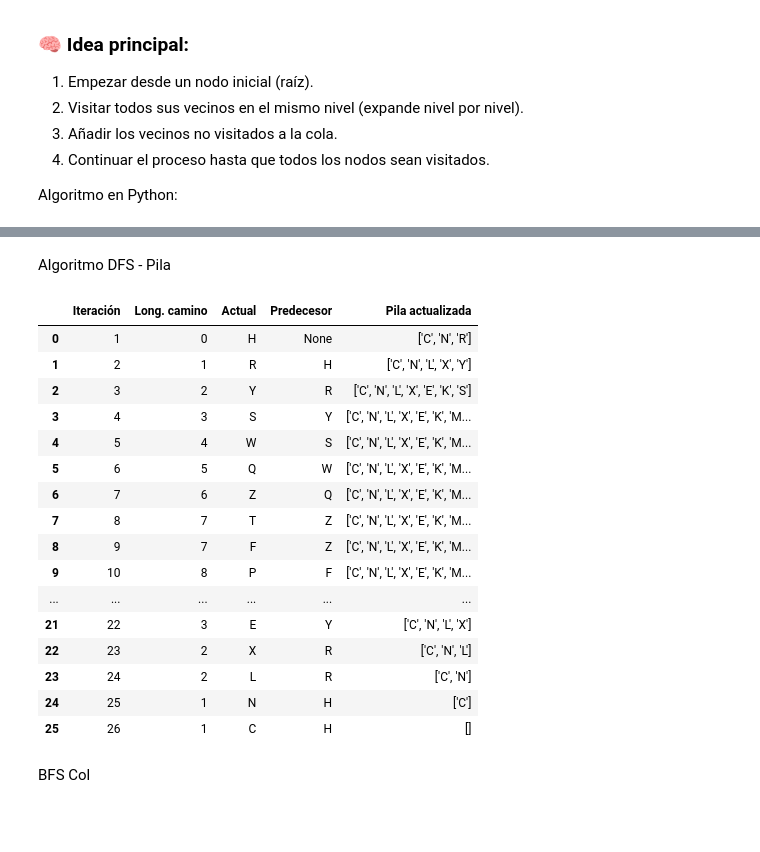
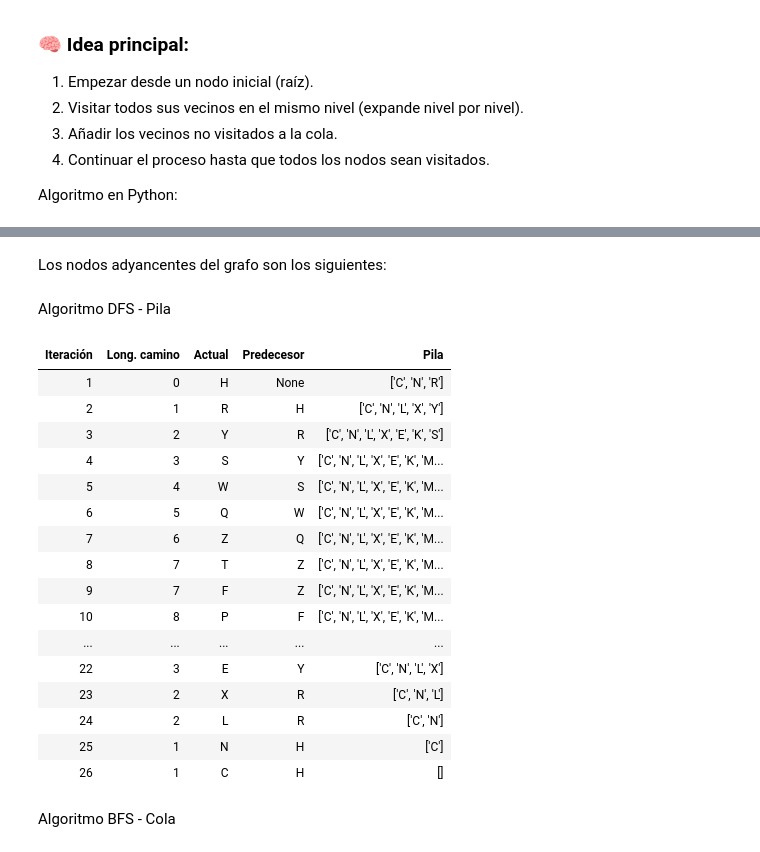
Before and after one commit to pepeul1191/grafos-estructuras-discretas, a Jupyter notebook: app.ipynb, the cells around one changed output, grey strips where cells are left out. Drawn from its saved outputs; the diff is of its cells as text; code cells hidden in the pictures; blank space fills up the shorter version.

```diff
--- a/app.ipynb
+++ b/app.ipynb
@@ -57,7 +58,7 @@ def dfs(grafo, inicio):
                 'Long. camino': prof,
                 'Actual': actual,
                 'Predecesor': padre or 'None',
-                'Pila actualizada': str(pila_estado)  # Convertimos a string para mejor visualización
+                'Pila': str(pila_estado)  # Convertimos a string para mejor visualización
             })
             iteracion += 1
     return pd.DataFrame(tabla_datos)
@@ -127,3 +137,5 @@ Datos de prueba
+# %% [markdown]
+Los nodos adyancentes del grafo son los siguientes:
 # %%
 grafo_letras = {
   'A': ['B', 'C', 'D', 'F', 'U'],
@@ -158,28 +170,28 @@ Algoritmo DFS - Pila
 # %%
 df = dfs(grafo_letras, 'H')
 
 with pd.option_context("display.max_colwidth", None):
-    display(df)
+    display(df.style.hide(axis="index"))
 # %% [output]
-|  | Iteración | Long. camino | Actual | Predecesor | Pila actualizada |
-| 0 | 1 | 0 | H | None | ['C', 'N', 'R'] |
-| 1 | 2 | 1 | R | H | ['C', 'N', 'L', 'X', 'Y'] |
-| 2 | 3 | 2 | Y | R | ['C', 'N', 'L', 'X', 'E', 'K', 'S'] |
-| 3 | 4 | 3 | S | Y | ['C', 'N', 'L', 'X', 'E', 'K', 'M... |
-| 4 | 5 | 4 | W | S | ['C', 'N', 'L', 'X', 'E', 'K', 'M... |
-| 5 | 6 | 5 | Q | W | ['C', 'N', 'L', 'X', 'E', 'K', 'M... |
-| 6 | 7 | 6 | Z | Q | ['C', 'N', 'L', 'X', 'E', 'K', 'M... |
-| 7 | 8 | 7 | T | Z | ['C', 'N', 'L', 'X', 'E', 'K', 'M... |
-| 8 | 9 | 7 | F | Z | ['C', 'N', 'L', 'X', 'E', 'K', 'M... |
-| 9 | 10 | 8 | P | F | ['C', 'N', 'L', 'X', 'E', 'K', 'M... |
-| ... | ... | ... | ... | ... | ... |
-| 21 | 22 | 3 | E | Y | ['C', 'N', 'L', 'X'] |
-| 22 | 23 | 2 | X | R | ['C', 'N', 'L'] |
-| 23 | 24 | 2 | L | R | ['C', 'N'] |
-| 24 | 25 | 1 | N | H | ['C'] |
-| 25 | 26 | 1 | C | H | [] |
+| Iteración | Long. camino | Actual | Predecesor | Pila |
+| 1 | 0 | H | None | ['C', 'N', 'R'] |
+| 2 | 1 | R | H | ['C', 'N', 'L', 'X', 'Y'] |
+| 3 | 2 | Y | R | ['C', 'N', 'L', 'X', 'E', 'K', 'S'] |
+| 4 | 3 | S | Y | ['C', 'N', 'L', 'X', 'E', 'K', 'M... |
+| 5 | 4 | W | S | ['C', 'N', 'L', 'X', 'E', 'K', 'M... |
+| 6 | 5 | Q | W | ['C', 'N', 'L', 'X', 'E', 'K', 'M... |
+| 7 | 6 | Z | Q | ['C', 'N', 'L', 'X', 'E', 'K', 'M... |
+| 8 | 7 | T | Z | ['C', 'N', 'L', 'X', 'E', 'K', 'M... |
+| 9 | 7 | F | Z | ['C', 'N', 'L', 'X', 'E', 'K', 'M... |
+| 10 | 8 | P | F | ['C', 'N', 'L', 'X', 'E', 'K', 'M... |
+| ... | ... | ... | ... | ... |
+| 22 | 3 | E | Y | ['C', 'N', 'L', 'X'] |
+| 23 | 2 | X | R | ['C', 'N', 'L'] |
+| 24 | 2 | L | R | ['C', 'N'] |
+| 25 | 1 | N | H | ['C'] |
+| 26 | 1 | C | H | [] |
-# %% [markdown]
-BFS Col
+# %% [markdown]
+Algoritmo BFS - Cola
 # %%
 df = bfs(grafo_letras, 'H')
 
```
Also changed, not shown: parts of 6 cells of this notebook, 2 other files.
